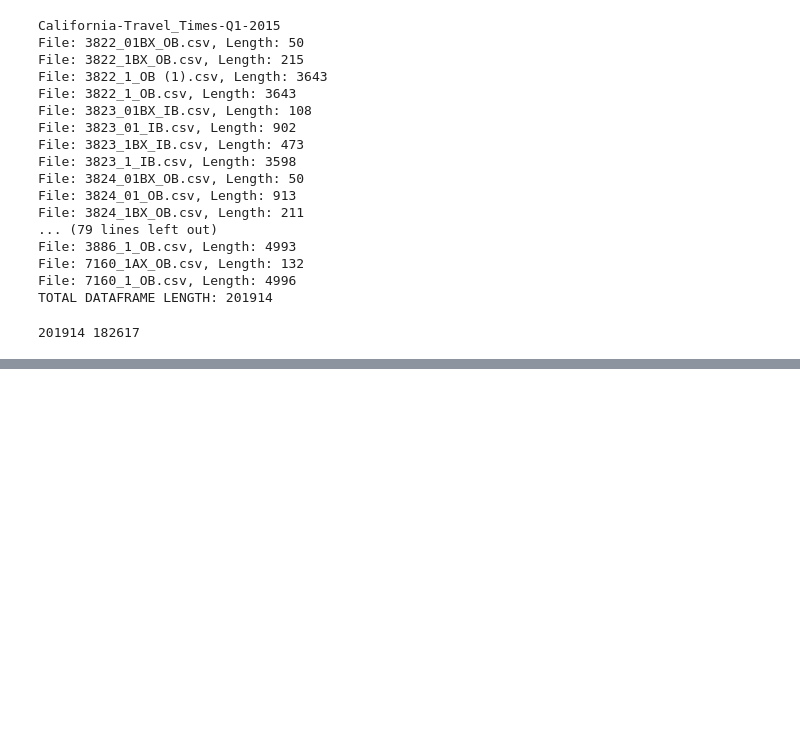
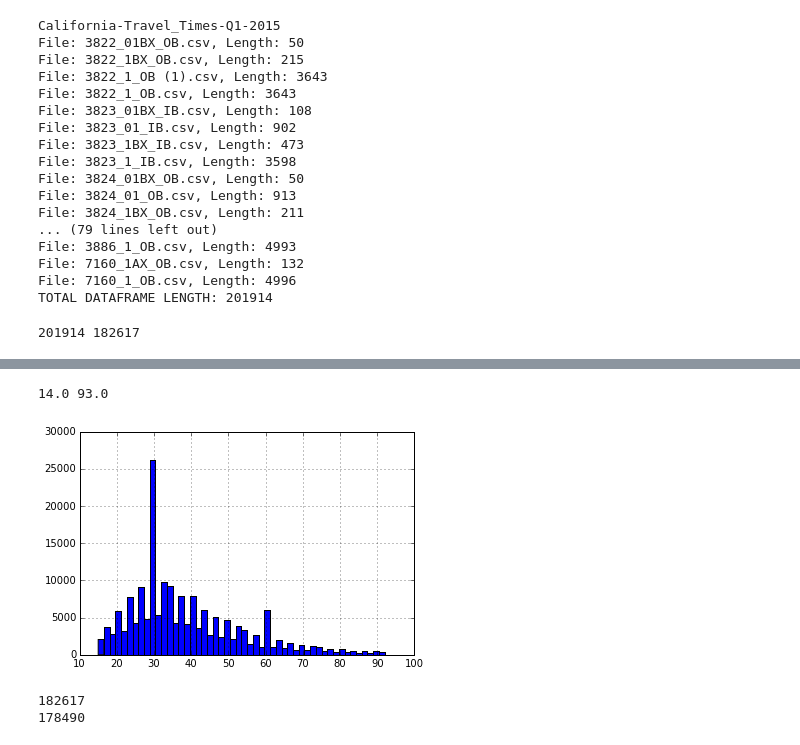
Before and after one commit to pksohn/Berkeley, a Jupyter notebook: TSP Dataset Cleaning.ipynb, the cells around one changed output, grey strips where cells are left out. Cells and saved outputs as stored; diff of their text form; code cells hidden in the pictures; blank space fills up the shorter version.

```diff
--- a/TSP Dataset Cleaning.ipynb
+++ b/TSP Dataset Cleaning.ipynb
@@ -191,3 +211,22 @@ eda.to_csv("travel_times_eda.csv")
+# %%
+highcut = eda.TT.quantile(q=.99)
+lowcut = eda.TT.quantile(q=.01)
+print lowcut,highcut
+# %% [output]
+14.0 93.0
+# %%
+# remove observations
+eda.TT[(eda.TT < highcut) & (eda.TT > lowcut)].hist(bins=50)
+plt.show()
+# %% [output]
+[figure, added]
+# %%
+print len(eda)
+eda = eda[(eda.TT < highcut) & (eda.TT > lowcut)]
+print len(eda)
+# %% [output]
+182617
+178490
 # %%
 eda.head()
 # %% [output]
```
Also changed, not shown: parts of 5 cells of this notebook.
